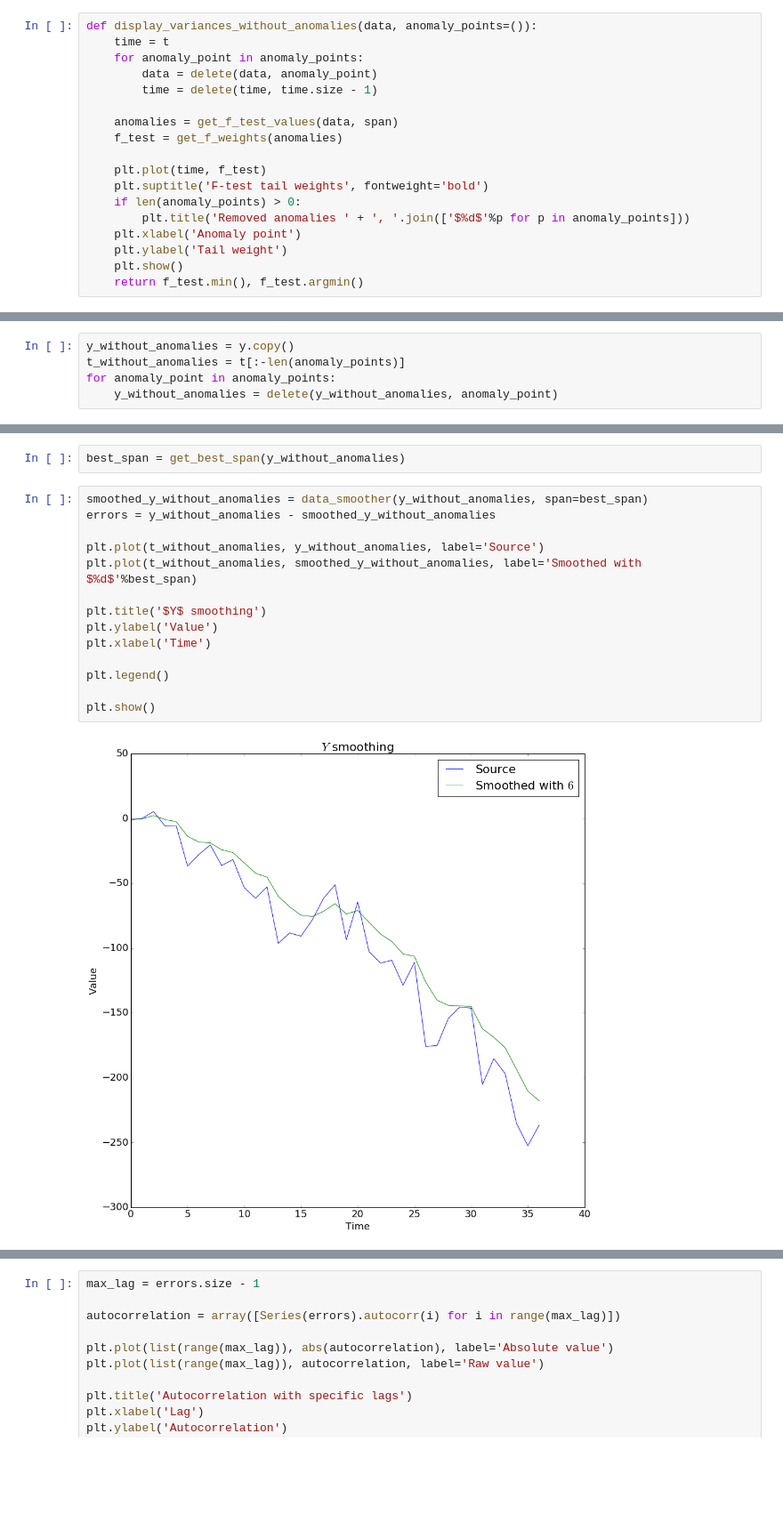
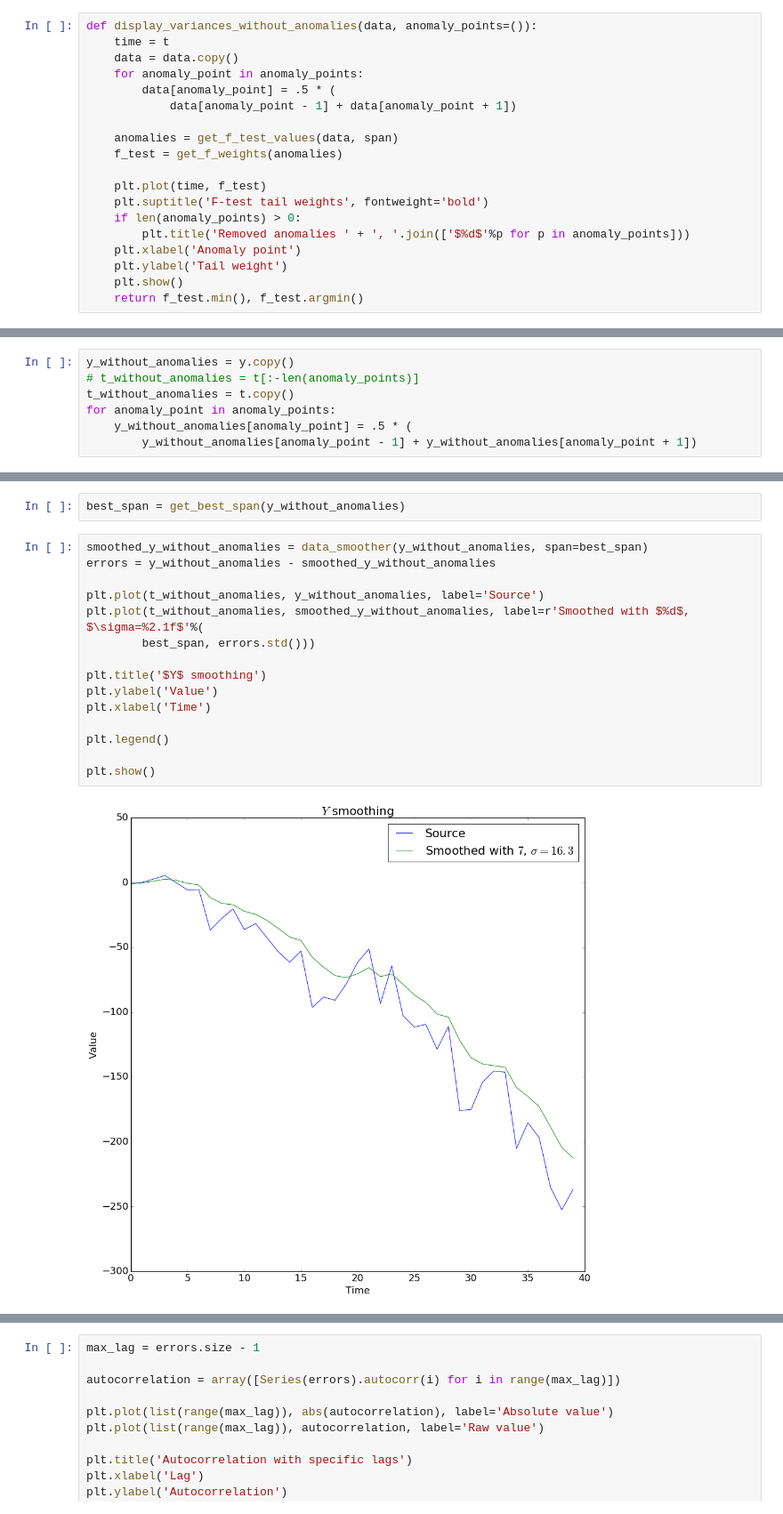
Before and after one commit to definability/statistical-analysis, a Jupyter notebook: course/Notebook/Coursework.ipynb, the cells around one changed output, grey strips where cells are left out. Shown at 89% size. Saved outputs shown, nothing was run; the diff lists cells and outputs as text; blank space fills up the shorter version.

Commit message:
Not removing but smoothing anomalies

```diff
--- a/course/Notebook/Coursework.ipynb
+++ b/course/Notebook/Coursework.ipynb
@@ -132,9 +132,10 @@ def get_f_weights(anomalies):
 # %%
 def display_variances_without_anomalies(data, anomaly_points=()):
     time = t
+    data = data.copy()
     for anomaly_point in anomaly_points:
-        data = delete(data, anomaly_point)
-        time = delete(time, time.size - 1)
+        data[anomaly_point] = .5 * (
+            data[anomaly_point - 1] + data[anomaly_point + 1])
 
     anomalies = get_f_test_values(data, span)
     f_test = get_f_weights(anomalies)
@@ -178,8 +179,10 @@ while min_f_tail <= F_TAIL_CRITICAL:
 # %%
 y_without_anomalies = y.copy()
-t_without_anomalies = t[:-len(anomaly_points)]
+# t_without_anomalies = t[:-len(anomaly_points)]
+t_without_anomalies = t.copy()
 for anomaly_point in anomaly_points:
-    y_without_anomalies = delete(y_without_anomalies, anomaly_point)
+    y_without_anomalies[anomaly_point] = .5 * (
+        y_without_anomalies[anomaly_point - 1] + y_without_anomalies[anomaly_point + 1])
 # %% [markdown]
 ## Without anomalies
 # %%
@@ -218,19 +221,20 @@ best_span = get_best_span(y_without_anomalies)
 # %%
 smoothed_y_without_anomalies = data_smoother(y_without_anomalies, span=best_span)
 errors = y_without_anomalies - smoothed_y_without_anomalies
 
 plt.plot(t_without_anomalies, y_without_anomalies, label='Source')
-plt.plot(t_without_anomalies, smoothed_y_without_anomalies, label='Smoothed with $%d$'%best_span)
+plt.plot(t_without_anomalies, smoothed_y_without_anomalies, label=r'Smoothed with $%d$, $\sigma=%2.1f$'%(
+        best_span, errors.std()))
 
 plt.title('$Y$ smoothing')
 plt.ylabel('Value')
 plt.xlabel('Time')
 
 plt.legend()
 
 plt.show()
 # %% [output]
-[figure, old version]
+[figure, new version]
 # %%
 plt.plot(t_without_anomalies, errors)
 
```
Also changed, not shown: parts of 3 cells of this notebook.
